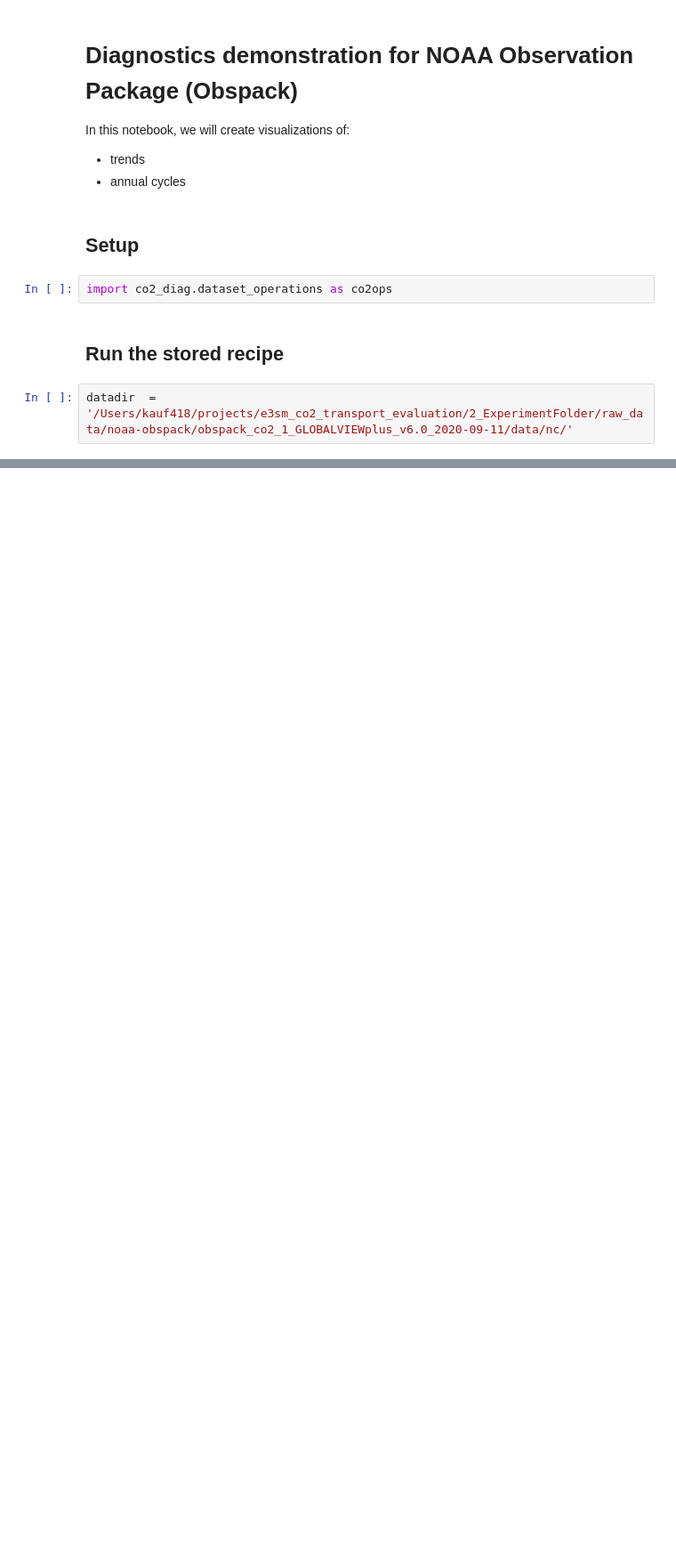
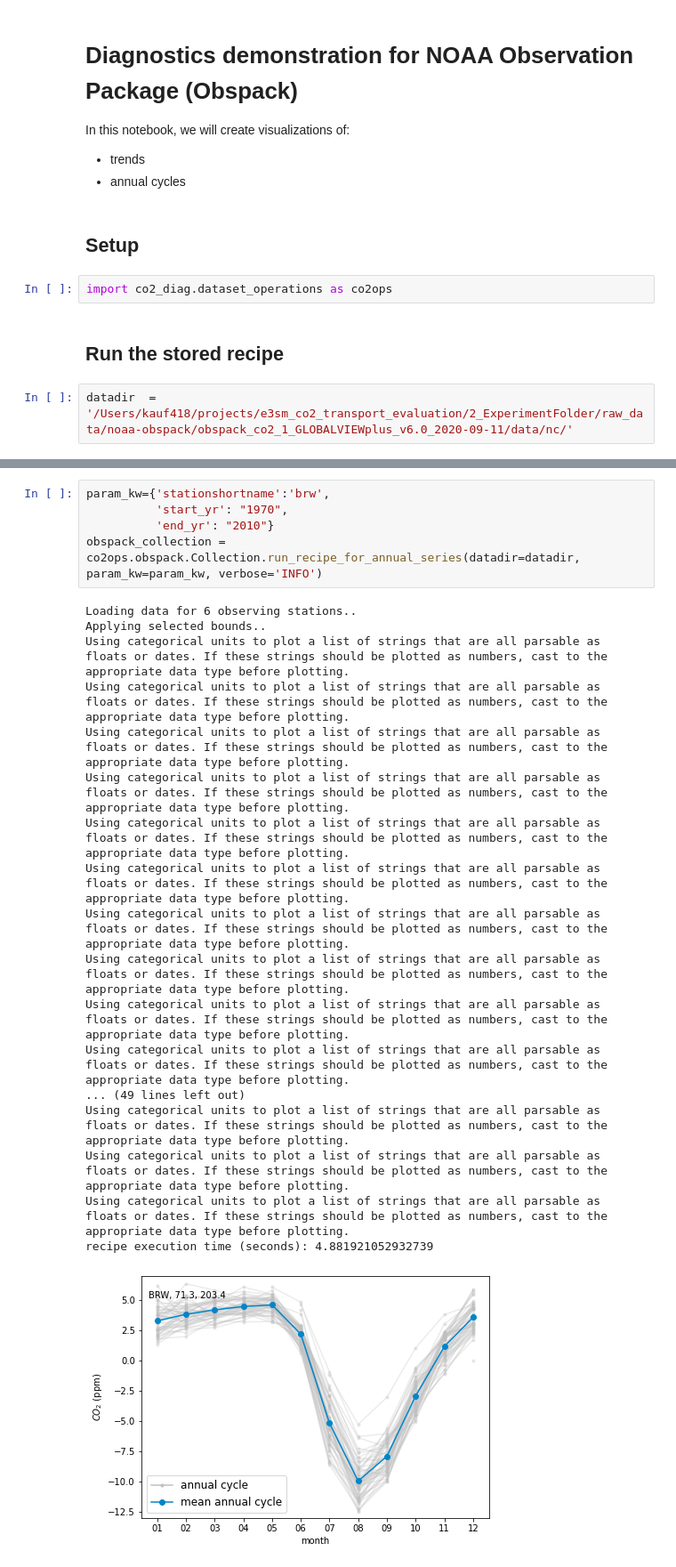
Before and after one commit to E3SM-Project/gdess, a Jupyter notebook: notebooks/demo/obspack_plotting.ipynb, the cells around one changed output, grey strips where cells are left out. Shown at 89% size. Cells and saved outputs as stored; diff of their text form; blank space fills up the shorter version.

Commit message:
add annual anomaly plot to obspack demo notebook

```diff
--- a/notebooks/demo/obspack_plotting.ipynb
+++ b/notebooks/demo/obspack_plotting.ipynb
@@ -23,0 +24,24 @@ recipe execution time (seconds): 4.561983108520508
+# %%
+param_kw={'stationshortname':'brw',
+          'start_yr': "1970",
+          'end_yr': "2010"}
+obspack_collection = co2ops.obspack.Collection.run_recipe_for_annual_series(datadir=datadir, param_kw=param_kw, verbose='INFO')
+# %% [output]
+Loading data for 6 observing stations..
+Applying selected bounds..
+Using categorical units to plot a list of strings that are all parsable as floats or dates. If these strings should be plotted as numbers, cast to the appropriate data type before plotting.
+Using categorical units to plot a list of strings that are all parsable as floats or dates. If these strings should be plotted as numbers, cast to the appropriate data type before plotting.
+Using categorical units to plot a list of strings that are all parsable as floats or dates. If these strings should be plotted as numbers, cast to the appropriate data type before plotting.
+Using categorical units to plot a list of strings that are all parsable as floats or dates. If these strings should be plotted as numbers, cast to the appropriate data type before plotting.
+Using categorical units to plot a list of strings that are all parsable as floats or dates. If these strings should be plotted as numbers, cast to the appropriate data type before plotting.
+Using categorical units to plot a list of strings that are all parsable as floats or dates. If these strings should be plotted as numbers, cast to the appropriate data type before plotting.
+Using categorical units to plot a list of strings that are all parsable as floats or dates. If these strings should be plotted as numbers, cast to the appropriate data type before plotting.
+Using categorical units to plot a list of strings that are all parsable as floats or dates. If these strings should be plotted as numbers, cast to the appropriate data type before plotting.
+Using categorical units to plot a list of strings that are all parsable as floats or dates. If these strings should be plotted as numbers, cast to the appropriate data type before plotting.
+Using categorical units to plot a list of strings that are all parsable as floats or dates. If these strings should be plotted as numbers, cast to the appropriate data type before plotting.
+... (49 lines left out)
+Using categorical units to plot a list of strings that are all parsable as floats or dates. If these strings should be plotted as numbers, cast to the appropriate data type before plotting.
+Using categorical units to plot a list of strings that are all parsable as floats or dates. If these strings should be plotted as numbers, cast to the appropriate data type before plotting.
+Using categorical units to plot a list of strings that are all parsable as floats or dates. If these strings should be plotted as numbers, cast to the appropriate data type before plotting.
+recipe execution time (seconds): 4.881921052932739
+[figure, added]
```
Also changed, not shown: parts of 1 cell of this notebook.
